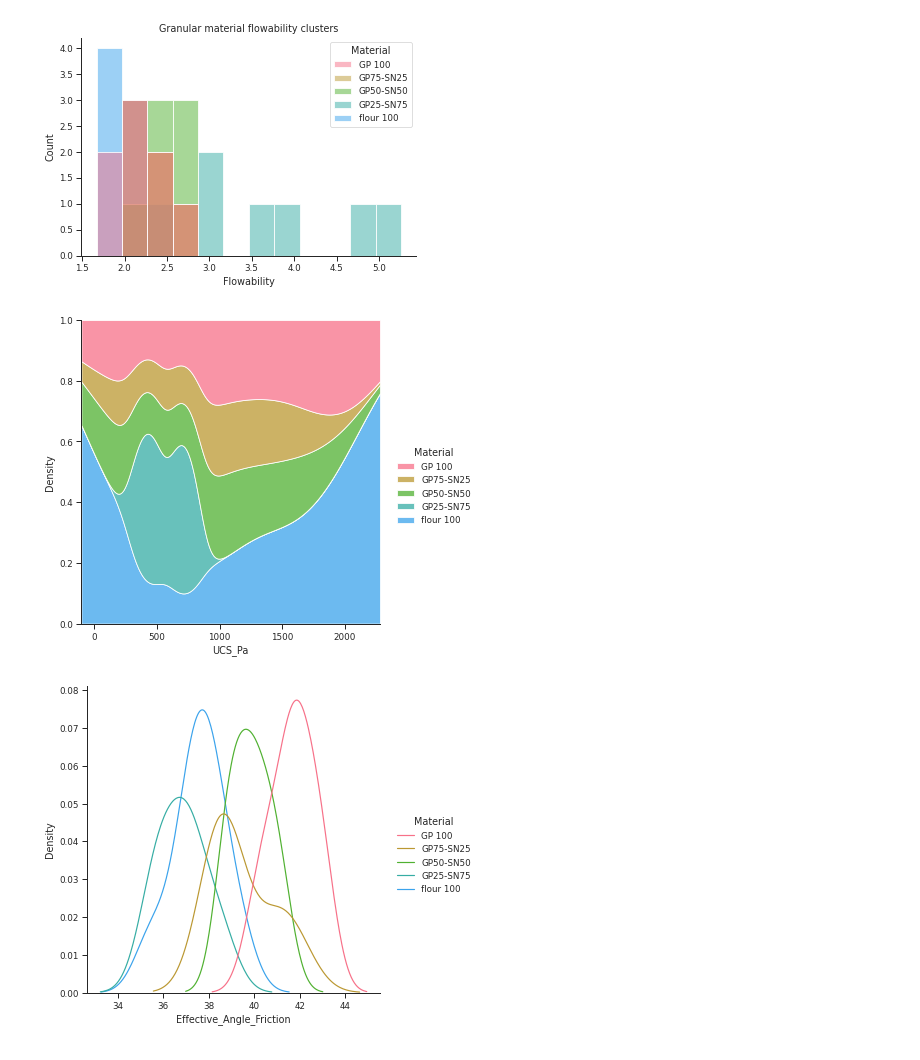
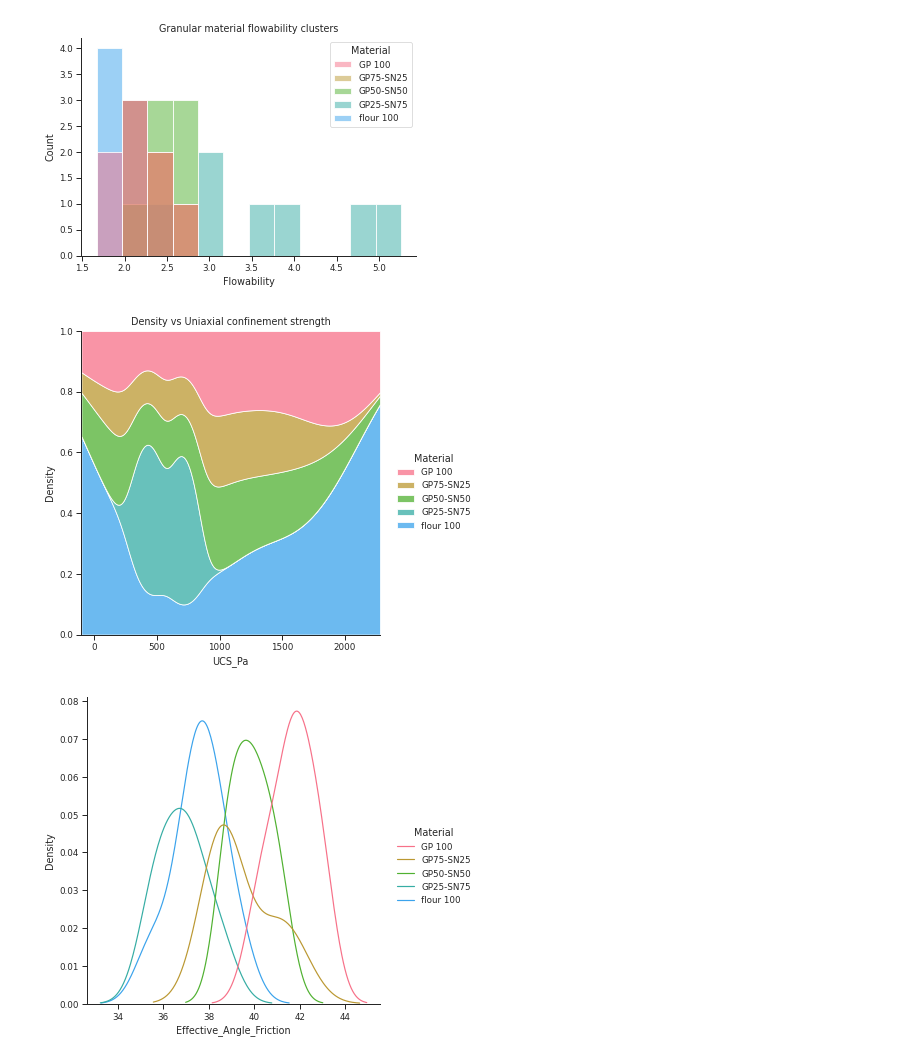
Before and after one commit to Utomi-Tom/Granular_Material_analysis, a Jupyter notebook: Geomaterial_analysis_.ipynb, the cells around one changed output. Cells and saved outputs as stored; diff of their text form; code cells hidden in the pictures.

```diff
--- a/Geomaterial_analysis_.ipynb
+++ b/Geomaterial_analysis_.ipynb
@@ -188,9 +188,10 @@ plt.title("Granular material flowability clusters");
 # %%
 # Here We visualise the Uniaxial compressive strength of the granular materials.
 # ??
-sns.displot(data=Dataset, x= "UCS_Pa", hue="Material", multiple="fill",kind="kde");
+sns.displot(data=Dataset, x= "UCS_Pa", hue="Material", multiple="fill",kind="kde")
+plt.title("Density vs Uniaxial confinement strength");
 # %% [output]
-[figure, old version]
+[figure, new version]
 # %%
 # Define the distribution type each material effective angle of friction sampled data.
 sns.displot(data=Dataset, x='Effective_Angle_Friction', hue="Material",kind="kde");
```
Also changed, not shown: parts of 12 cells of this notebook.
